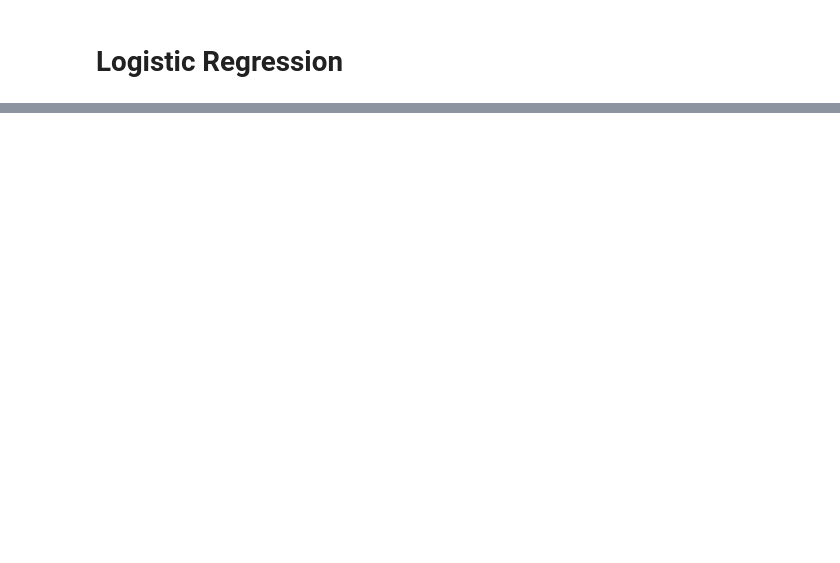
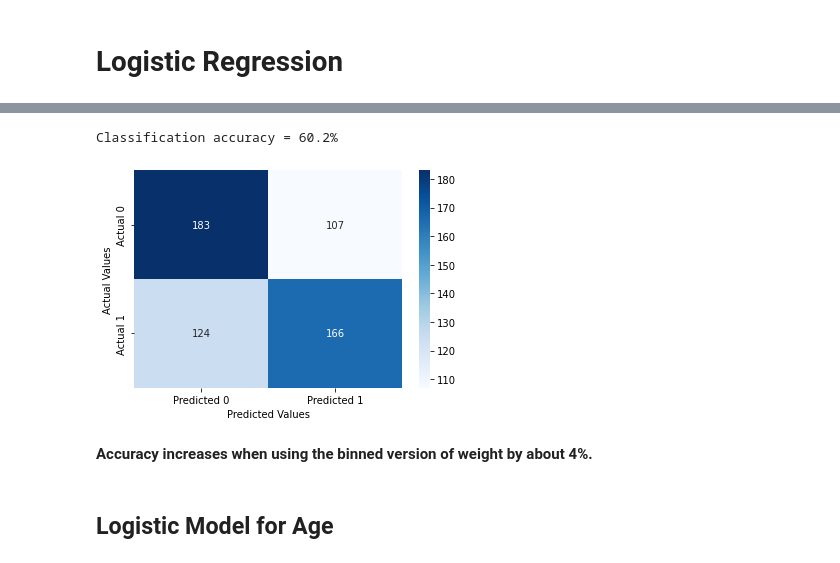
Before and after one commit to ericaez/STAT-303-2-Project, a Jupyter notebook: Project.ipynb, the cells around one changed output, grey strips where cells are left out. Cells and saved outputs as stored; diff of their text form; code cells hidden in the pictures; blank space fills up the shorter version.

Commit message:
Anjali: Logistic Regression Commit

```diff
--- a/Project.ipynb
+++ b/Project.ipynb
@@ -215,0 +296,3 @@ Classification accuracy = 56.0%
+# %%
+model1 = smf.logit('PCOS~weight_binned', data = data).fit()
+model1.summary()
@@ -215,0 +318,9 @@ Classification accuracy = 56.0%
+# %%
+confusion_matrix_train(model1)
+# %% [output]
+Classification accuracy = 60.2%
+[figure, added]
+# %% [markdown]
+**Accuracy increases when using the binned version of weight by about 4%.**
+# %% [markdown]
+## Logistic Model for Age
```
Also changed, not shown: parts of 96 cells of this notebook.
